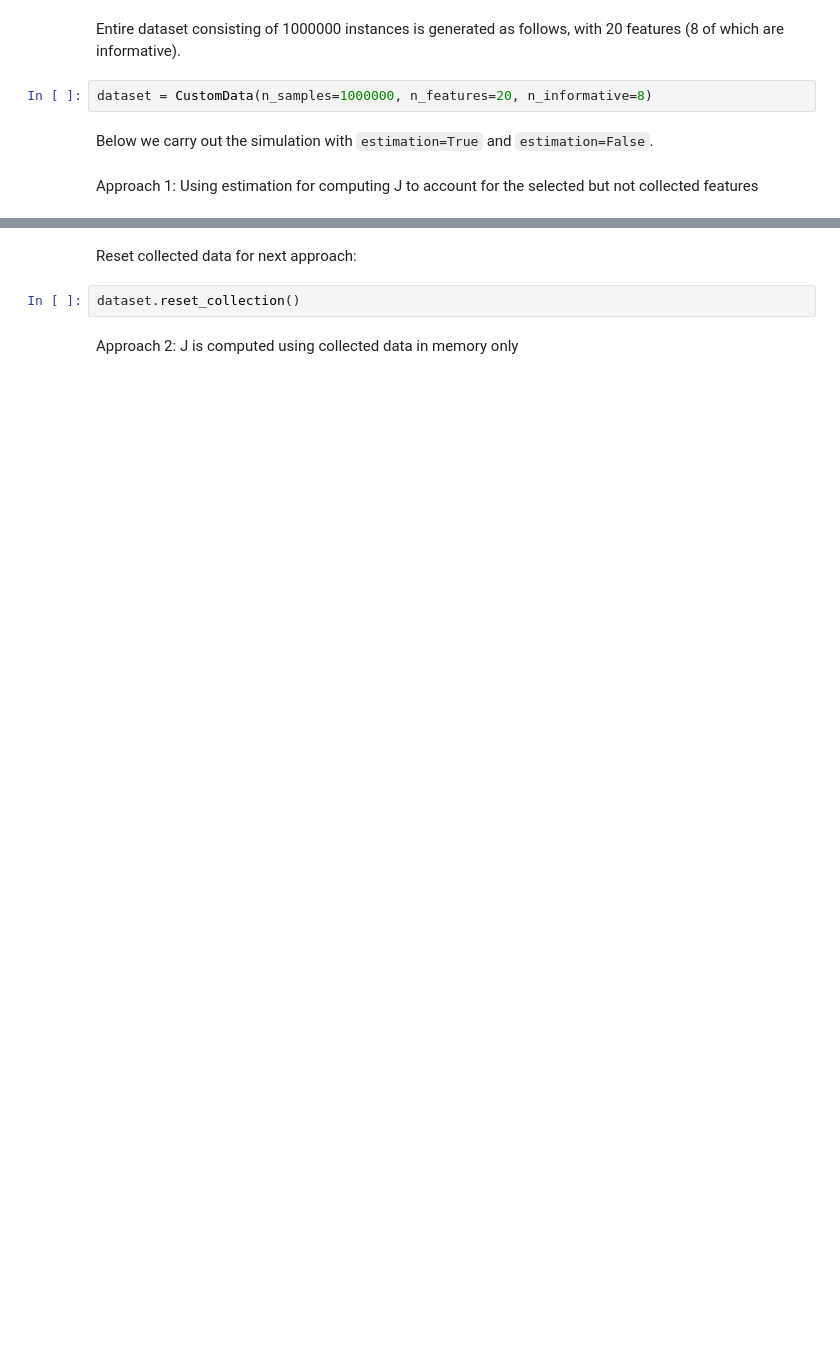
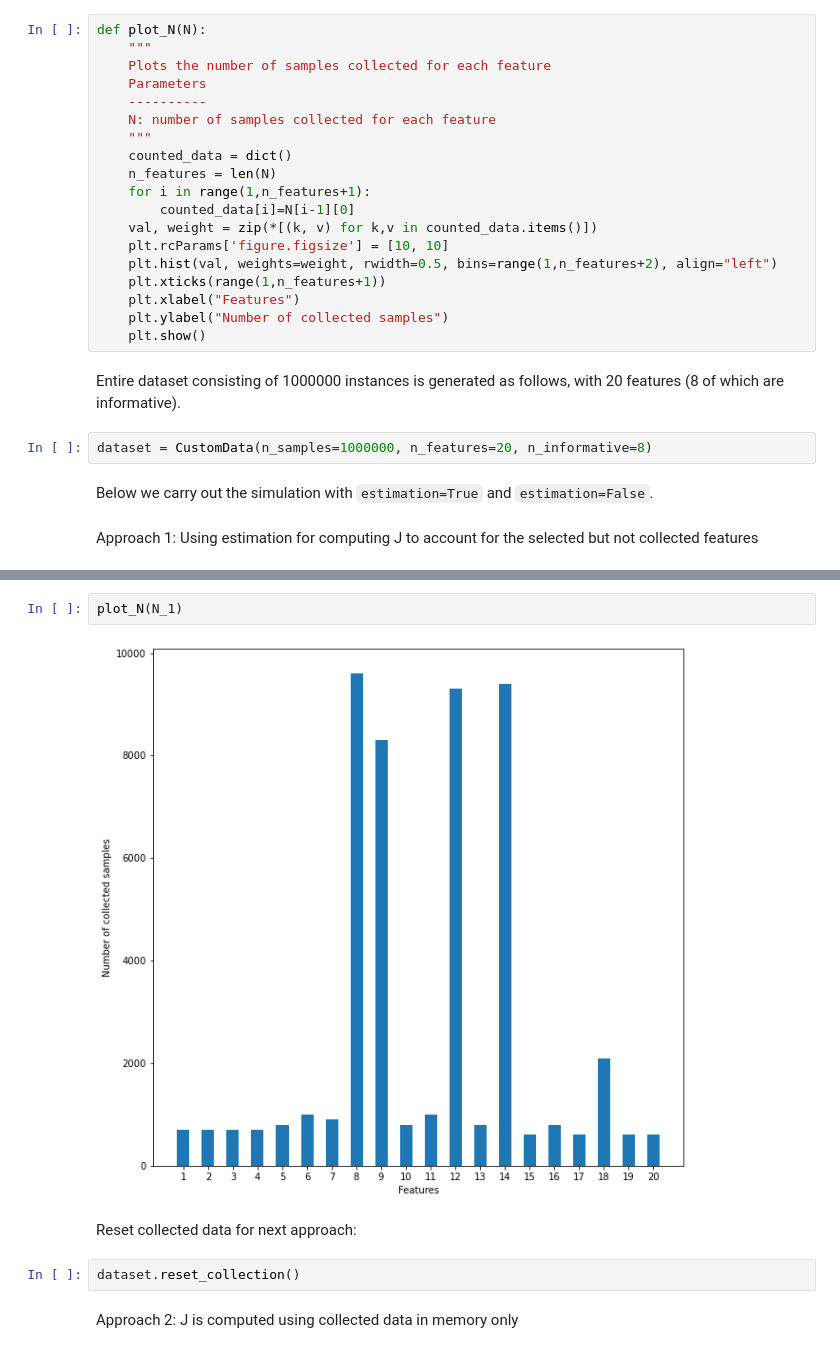
Before and after one commit to asahin1/optimal-feature-selection, a Jupyter notebook: prototype_code.ipynb, the cells around one changed output, grey strips where cells are left out. Drawn from its saved outputs; the diff is of its cells as text; blank space fills up the shorter version.

```diff
--- a/prototype_code.ipynb
+++ b/prototype_code.ipynb
@@ -394,3 +403,22 @@ def plot_J(J_rec):
+# %%
+def plot_N(N):
+    """
+    Plots the number of samples collected for each feature
+    Parameters
+    ----------
+    N: number of samples collected for each feature
+    """
+    counted_data = dict()
+    n_features = len(N)
+    for i in range(1,n_features+1):
+        counted_data[i]=N[i-1][0]
+    val, weight = zip(*[(k, v) for k,v in counted_data.items()])
+    plt.rcParams['figure.figsize'] = [10, 10]
+    plt.hist(val, weights=weight, rwidth=0.5, bins=range(1,n_features+2), align="left")
+    plt.xticks(range(1,n_features+1))
+    plt.xlabel("Features")
+    plt.ylabel("Number of collected samples")
+    plt.show()
 # %% [markdown]
 Entire dataset consisting of 1000000 instances is generated as follows, with 20 features (8 of which are informative).
 # %%
@@ -409,3 +455,7 @@ plot_J(J_rec_1)
+# %%
+plot_N(N_1)
+# %% [output]
+[figure, added]
 # %% [markdown]
 Reset collected data for next approach:
 # %%
```
Also changed, not shown: parts of 12 cells of this notebook.
